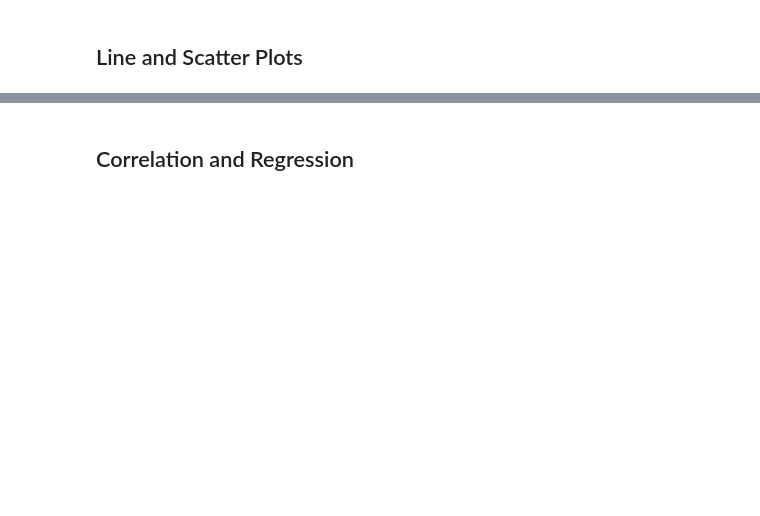
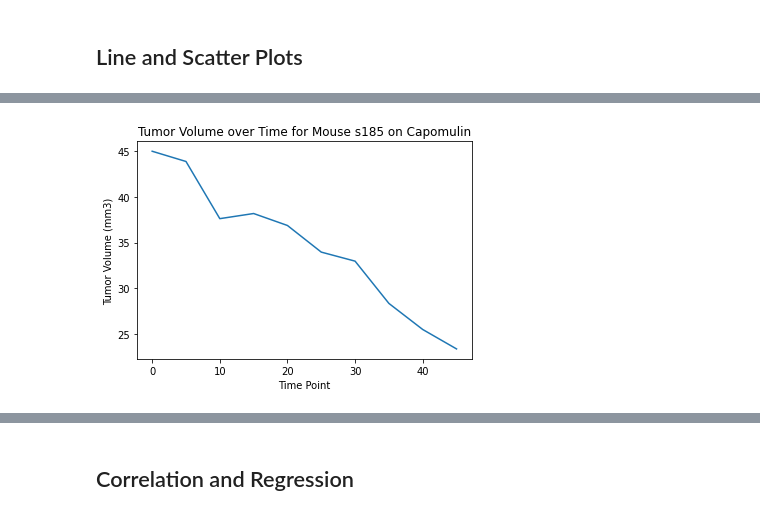
Before and after one commit to PatttyCakess/matplotlib_challenge, a Jupyter notebook: pymaceuticals_starter.ipynb, the cells around one changed output, grey strips where cells are left out. Drawn from its saved outputs; the diff is of its cells as text; code cells hidden in the pictures; blank space fills up the shorter version.

```diff
--- a/pymaceuticals_starter.ipynb
+++ b/pymaceuticals_starter.ipynb
@@ -184,3 +217,6 @@ plt.legend(["Female","Male"], loc = "best")
 # Generate a box plot of the final tumor volume of each mouse across four regimens of interest
 # %% [markdown]
 ## Line and Scatter Plots
+# %%
+cap_df = clean_df.loc[clean_df["Drug Regimen"]=="Capomulin"]
+cap_df.head()
@@ -187,4 +230,14 @@ plt.legend(["Female","Male"], loc = "best")
 # %%
 # Generate a line plot of tumor volume vs. time point for a mouse treated with Capomulin
+s185 = cap_df.loc[cap_df["Mouse ID"]=='s185']
+x_values = s185["Timepoint"]
+y_values = s185["Tumor Volume (mm3)"]
+plt.plot(x_values, y_values)
+plt.xlabel("Time Point")
+plt.ylabel("Tumor Volume (mm3)")
+plt.title("Tumor Volume over Time for Mouse s185 on Capomulin")
+plt.show()
+# %% [output]
+[figure, added]
 # %%
 # Generate a scatter plot of average tumor volume vs. mouse weight for the Capomulin regimen
```
Also changed, not shown: parts of 9 cells of this notebook.
